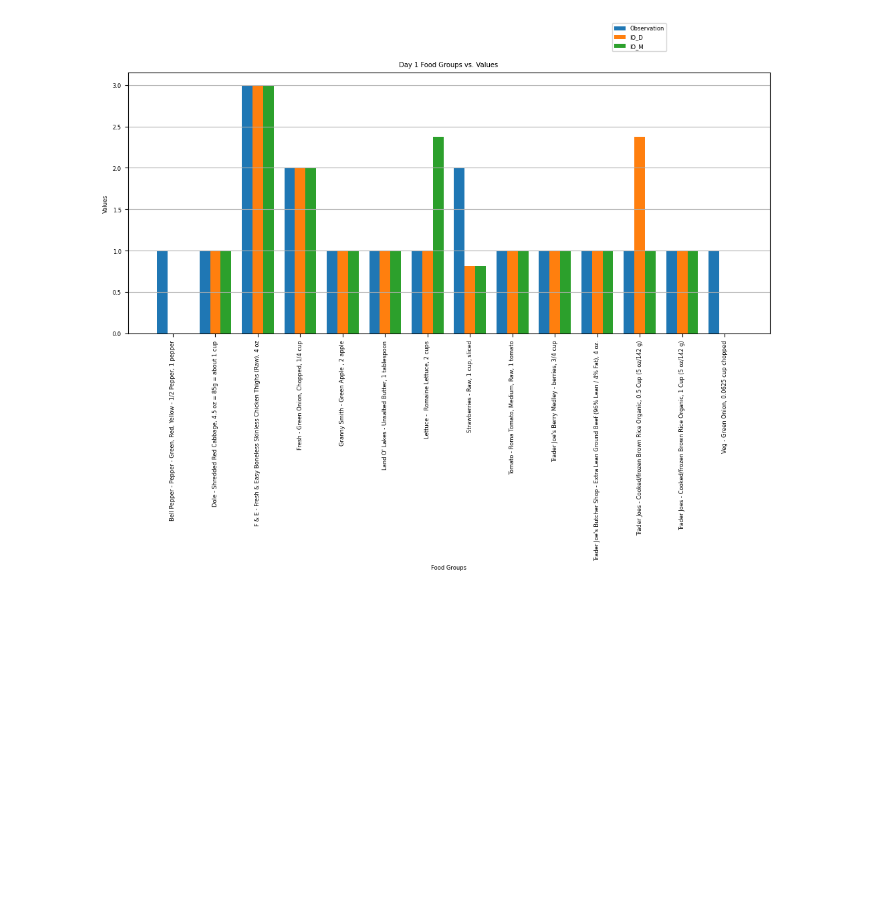
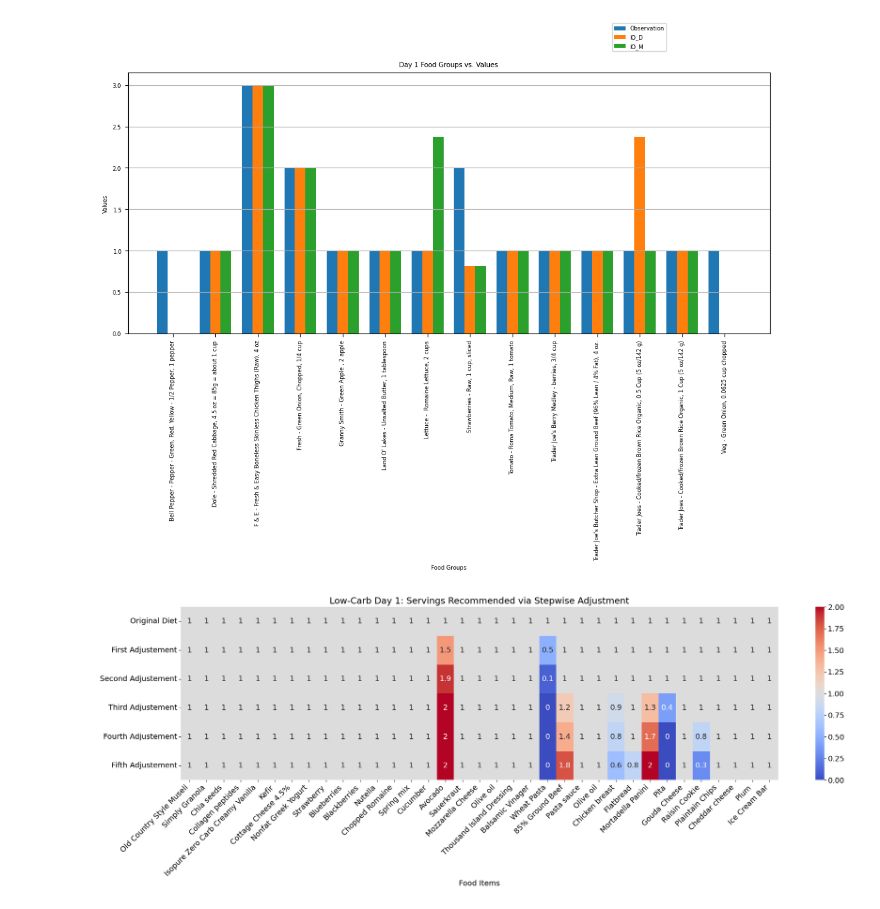
Before and after one commit to FarzinAhmadi/IO-with-behavior-Change, a Jupyter notebook: demo_functions.ipynb, the cells around one changed output. Cells and saved outputs as stored; diff of their text form; code cells hidden in the pictures; blank space fills up the shorter version.

```diff
--- a/demo_functions.ipynb
+++ b/demo_functions.ipynb
@@ -89,3 +155,7 @@ mfp.plt_rec_foods(userID, X, foods, 0, [IO_D_results, IO_M_results], ["IO_D", "I
 # %% [output]
 [figure]
 [figure]
+# %%
+mfp.plt_stepwise('data/temp/fig2.csv')
+# %% [output]
+[figure, added]
```
Also changed, not shown: parts of 8 cells of this notebook, 6 other files.
